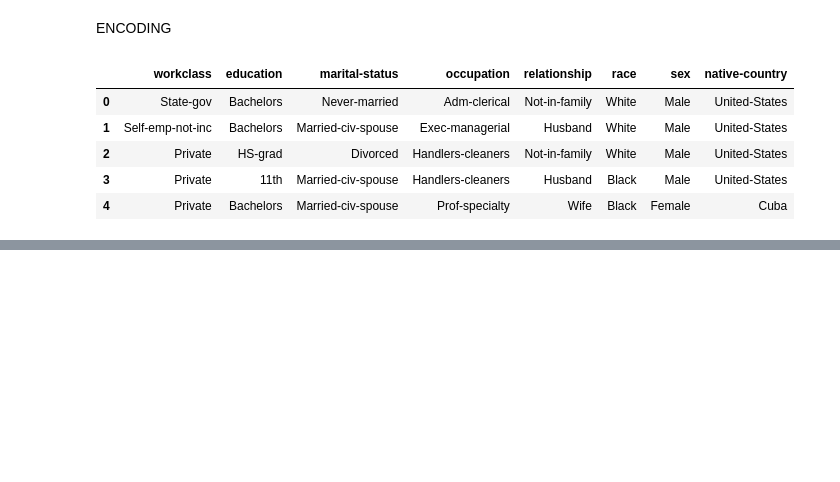
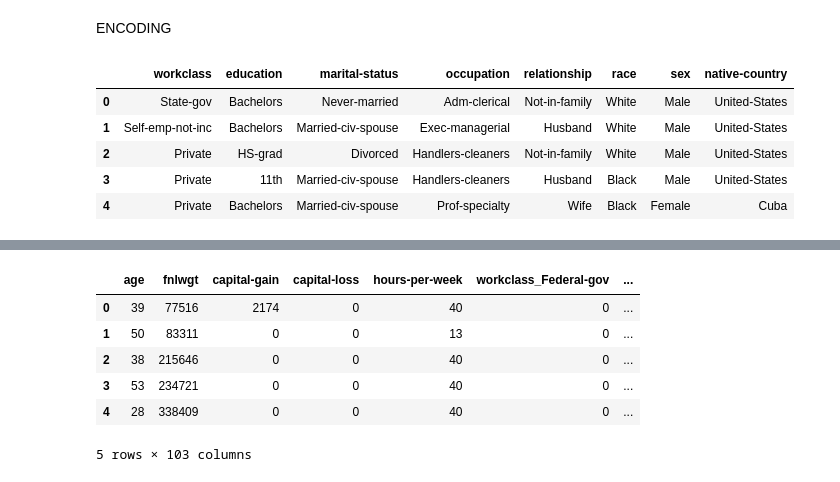
Before and after one commit to GACS2002/Income_Prediction, a Jupyter notebook: preprocessing.ipynb, the cells around one changed output, grey strips where cells are left out. Drawn from its saved outputs; the diff is of its cells as text; code cells hidden in the pictures; blank space fills up the shorter version.

```diff
--- a/preprocessing.ipynb
+++ b/preprocessing.ipynb
@@ -218,2 +264,15 @@ print(df_encoded)
+# %%
+# Remove the "Unnamed" column
+encoded_total_X.drop(columns="education-num", inplace=True)
+# %%
+encoded_total_X.head()
+# %% [output]
+|  | age | fnlwgt | capital-gain | capital-loss | hours-per-week | workclass_Federal-gov | ... |
+| 0 | 39 | 77516 | 2174 | 0 | 40 | 0 | ... |
+| 1 | 50 | 83311 | 0 | 0 | 13 | 0 | ... |
+| 2 | 38 | 215646 | 0 | 0 | 40 | 0 | ... |
+| 3 | 53 | 234721 | 0 | 0 | 40 | 0 | ... |
+| 4 | 28 | 338409 | 0 | 0 | 40 | 0 | ... |
+5 rows × 103 columns
 # %%
 # Save the encoded DataFrame to a new CSV file
```
Also changed, not shown: parts of 16 cells of this notebook, 4 other files.
